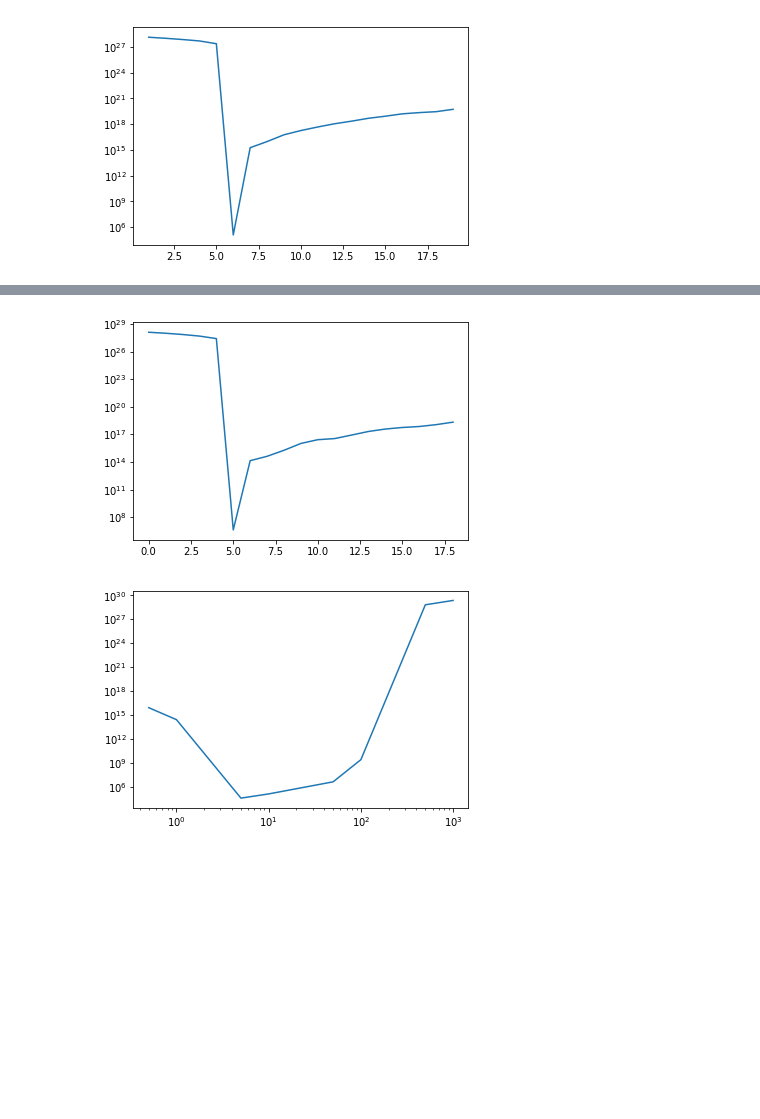
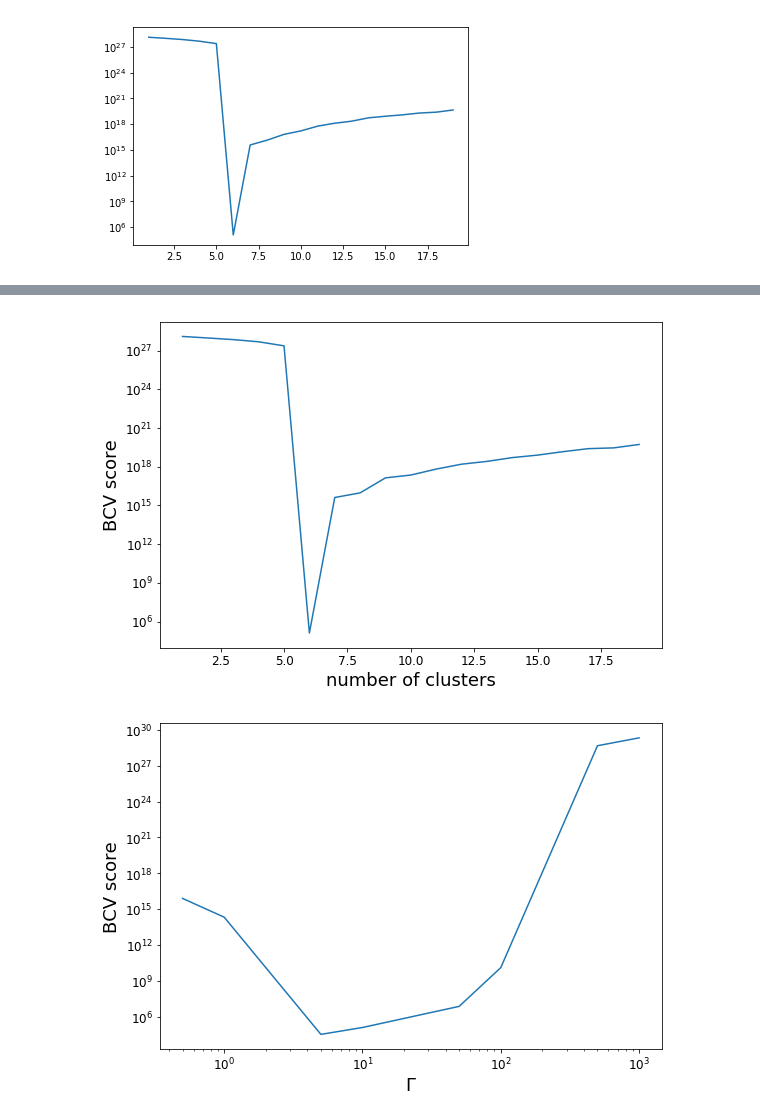
Before and after one commit to sioan/bcv_spectral_clustering, a Jupyter notebook: spectral_clustering.ipynb, the cells around one changed output, grey strips where cells are left out. Saved outputs shown, nothing was run; the diff lists cells and outputs as text; code cells hidden in the pictures; blank space fills up the shorter version.

```diff
--- a/spectral_clustering.ipynb
+++ b/spectral_clustering.ipynb
@@ -405,10 +422,31 @@ full_map = np.array(full_map)
-# %%
-plt.semilogy(full_map[4])
-plt.show()
-# %% [output]
-[figure, removed]
-# %%
-plt.loglog(gamma_list,full_map[:,5])
-plt.show()
-# %% [output]
-[figure, removed]
+# %%
+mpl.rcParams['figure.figsize']  = (9,6)
+mpl.rcParams['font.size']       = 12
+mpl.rcParams['legend.fontsize'] = 8
+mpl.rcParams['axes.labelsize']  = 18
+
+fig = plt.figure()
+ax  = fig.add_subplot(111)
+ax.set_xlabel("number of clusters")
+
+ax.semilogy(k_range,full_map[3])
+ax.set_ylabel("BCV score")
+plt.show()
+# %% [output]
+[figure, added]
+# %%
+full_map = np.array(full_map)
+mpl.rcParams['figure.figsize']  = (9,6)
+mpl.rcParams['font.size']       = 12
+mpl.rcParams['legend.fontsize'] = 8
+mpl.rcParams['axes.labelsize']  = 18
+
+fig = plt.figure()
+ax  = fig.add_subplot(111)
+ax.set_xlabel("$\Gamma$")
+
+ax.loglog(gamma_list,full_map[:,5])
+ax.set_ylabel("BCV score")
+plt.show()
+# %% [output]
+[figure, added]
```
Also changed, not shown: parts of 16 cells of this notebook.
